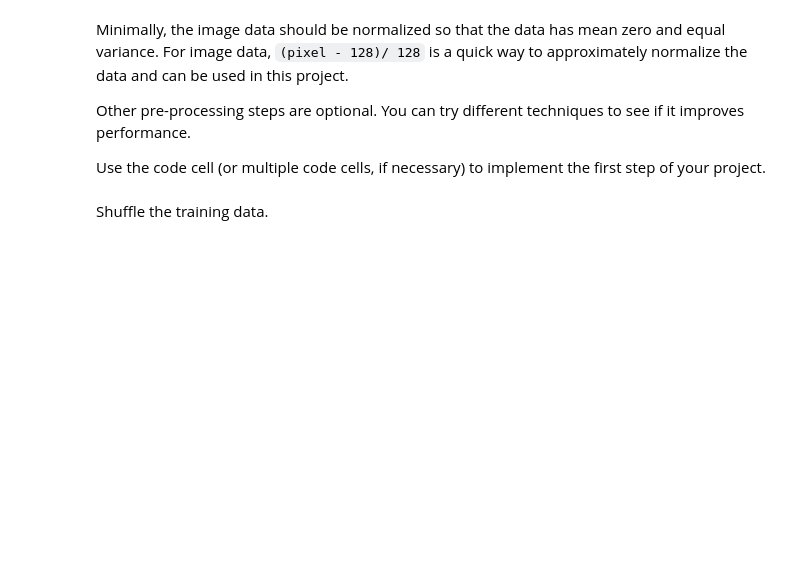
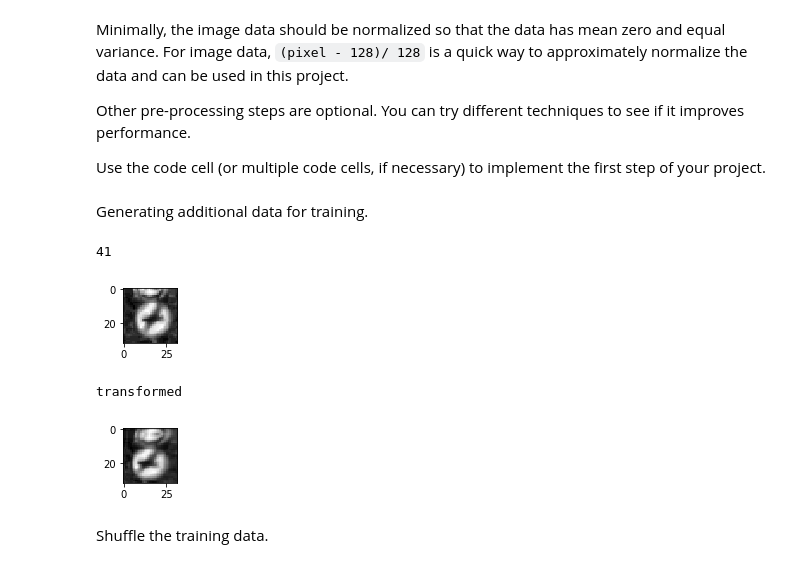
Before and after one commit to AravindaDP/CarND-Traffic-Sign-Classifier-Project, a Jupyter notebook: Traffic_Sign_Classifier.ipynb, the cells around one changed output. Drawn from its saved outputs; the diff is of its cells as text; code cells hidden in the pictures; blank space fills up the shorter version.

```diff
--- a/Traffic_Sign_Classifier.ipynb
+++ b/Traffic_Sign_Classifier.ipynb
@@ -179,10 +195,12 @@ def normalize_data(image_data):
 import cv2
 from numpy import newaxis
 
+clahe = cv2.createCLAHE(clipLimit=2.0, tileGridSize=(4,4))
+
 # convert to B/W
-X_train_bw = np.array([cv2.equalizeHist(cv2.cvtColor(image, cv2.COLOR_RGB2GRAY)) for image in X_train],dtype=float)
-X_test_bw = np.array([cv2.equalizeHist(cv2.cvtColor(image, cv2.COLOR_RGB2GRAY)) for image in X_test],dtype=float)
-X_valid_bw = np.array([cv2.equalizeHist(cv2.cvtColor(image, cv2.COLOR_RGB2GRAY)) for image in X_valid],dtype=float)
+X_train_bw = np.array([clahe.apply(cv2.cvtColor(image, cv2.COLOR_RGB2GRAY)) for image in X_train],dtype=float)
+X_test_bw = np.array([clahe.apply(cv2.cvtColor(image, cv2.COLOR_RGB2GRAY)) for image in X_test],dtype=float)
+X_valid_bw = np.array([clahe.apply(cv2.cvtColor(image, cv2.COLOR_RGB2GRAY)) for image in X_valid],dtype=float)
 
 # reshape for conv layer
 X_train = X_train_bw[..., newaxis]
@@ -192,3 +210,5 @@ X_valid = X_valid_bw[..., newaxis]
 X_train = normalize_data(X_train)
 X_valid = normalize_data(X_valid)
 X_test = normalize_data(X_test)
+# %% [markdown]
+Generating additional data for training.
@@ -194,0 +290,68 @@ X_test = normalize_data(X_test)
+# %%
+import math
+
+# This code fragment is obtained from
+# https://github.com/hengck23-udacity/udacity-driverless-car-nd-p2/blob/master/submission(notebook%2Bhtml)/002/Traffic_Sign_Classifier.ipynb
+
+# use opencv to do data agumentation
+# see also: https://github.com/dmlc/mxnet/blob/master/python/mxnet/image.py
+def perturb(image, keep, angle_limit=15, scale_limit=0.1, translate_limit=3, distort_limit=3):
+
+    u=np.random.uniform()
+    if u>keep :
+        #geometric -------------
+        (W, H) = image.shape
+        center = np.array([W / 2., H / 2.])
+        da = np.random.uniform(low=-1, high=1) * angle_limit/180. * math.pi
+        scale = np.random.uniform(low=-1, high=1) * scale_limit + 1
+
+        cc = scale*math.cos(da)
+        ss = scale*math.sin(da)
+        rotation    = np.array([[cc, ss],[-ss,cc]])
+        translation = np.random.uniform(low=-1, high=1, size=(1,2)) * translate_limit
+        distort     = np.random.standard_normal(size=(4,2)) * distort_limit
+
+        pts1 = np.array([[0., 0.], [0., H], [W, H], [W, 0.]])
+        pts2 = np.matmul(pts1-center, rotation) + center  + translation
+
+        #add perspective noise
+        pts2 = pts2 + distort
+
+
+        #http://milindapro.blogspot.jp/2015/05/opencv-filters-copymakeborder.html
+        matrix  = cv2.getPerspectiveTransform(pts1.astype(np.float32), pts2.astype(np.float32))
+        perturb = cv2.warpPerspective(image, matrix, (W, H), flags=cv2.INTER_LINEAR,
+                                      borderMode=cv2.BORDER_REFLECT_101)  # BORDER_WRAP  #BORDER_REFLECT_101  #cv2.BORDER_CONSTANT  BORDER_REPLICATE
+
+        return perturb
+
+    else:
+        return image
+
+
+def make_perturb_images(images, keep ):
+    arguments = np.zeros(images.shape)
+    for n in range(len(images)):
+        perturb_img = perturb(images[n].squeeze(),keep = keep)
+        arguments[n] = perturb_img[:,:,np.newaxis]
+
+    return arguments
+
+perturbs = make_perturb_images(X_train[0:1],0.0)
+image = X_train[0].squeeze()
+
+plt.figure(figsize=(1,1))
+plt.imshow(image, cmap='gray')
+print(y_train[0])
+plt.show()
+
+image = perturbs[0].squeeze()
+plt.figure(figsize=(1,1))
+plt.imshow(image, cmap='gray')
+print('transformed')
+plt.show()
+# %% [output]
+41
+[figure, added]
+transformed
+[figure, added]
```
Also changed, not shown: parts of 10 cells of this notebook, 3 other files.
